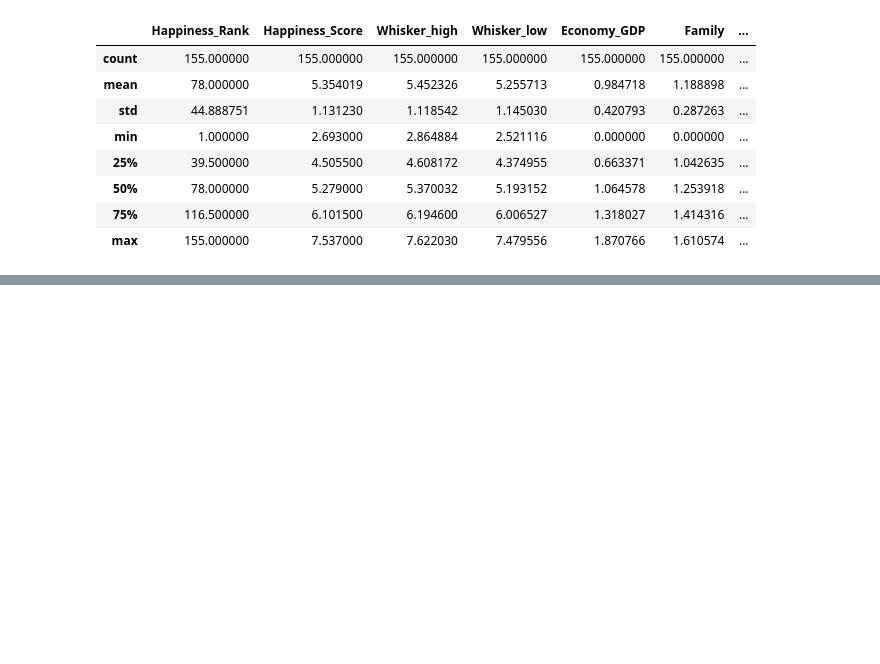
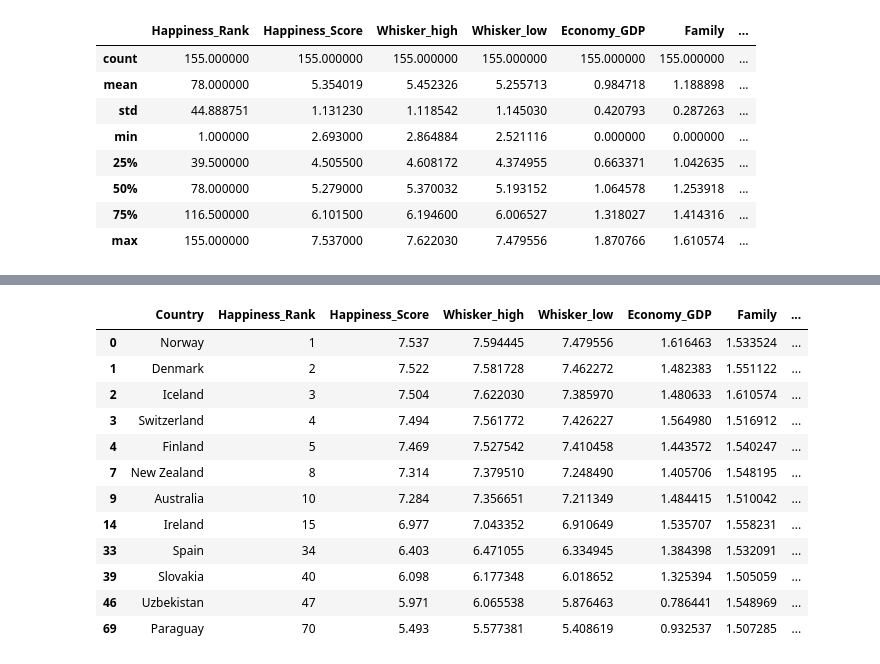
Before and after one commit to AJaafer/World_Happiness_Report, a Jupyter notebook: Analyzing_WH_Dataset.ipynb, the cells around one changed output, grey strips where cells are left out. Drawn from its saved outputs; the diff is of its cells as text; code cells hidden in the pictures; blank space fills up the shorter version.

Commit message:
progress in data tidying

```diff
--- a/Analyzing_WH_Dataset.ipynb
+++ b/Analyzing_WH_Dataset.ipynb
@@ -130,0 +144,3 @@ data.describe()
+# %%
+data['NatLan']=np.nan
+data.head()
@@ -130,0 +154,18 @@ data.describe()
+# %%
+data.NatLan=['Low' if a<1.5 else 'High' for a in data.Family]
+data[data.NatLan=='High']
+#data.tail()
+# %% [output]
+|  | Country | Happiness_Rank | Happiness_Score | Whisker_high | Whisker_low | Economy_GDP | Family | ... |
+| 0 | Norway | 1 | 7.537 | 7.594445 | 7.479556 | 1.616463 | 1.533524 | ... |
+| 1 | Denmark | 2 | 7.522 | 7.581728 | 7.462272 | 1.482383 | 1.551122 | ... |
+| 2 | Iceland | 3 | 7.504 | 7.622030 | 7.385970 | 1.480633 | 1.610574 | ... |
+| 3 | Switzerland | 4 | 7.494 | 7.561772 | 7.426227 | 1.564980 | 1.516912 | ... |
+| 4 | Finland | 5 | 7.469 | 7.527542 | 7.410458 | 1.443572 | 1.540247 | ... |
+| 7 | New Zealand | 8 | 7.314 | 7.379510 | 7.248490 | 1.405706 | 1.548195 | ... |
+| 9 | Australia | 10 | 7.284 | 7.356651 | 7.211349 | 1.484415 | 1.510042 | ... |
+| 14 | Ireland | 15 | 6.977 | 7.043352 | 6.910649 | 1.535707 | 1.558231 | ... |
+| 33 | Spain | 34 | 6.403 | 6.471055 | 6.334945 | 1.384398 | 1.532091 | ... |
+| 39 | Slovakia | 40 | 6.098 | 6.177348 | 6.018652 | 1.325394 | 1.505059 | ... |
+| 46 | Uzbekistan | 47 | 5.971 | 6.065538 | 5.876463 | 0.786441 | 1.548969 | ... |
+| 69 | Paraguay | 70 | 5.493 | 5.577381 | 5.408619 | 0.932537 | 1.507285 | ... |
```
Also changed, not shown: parts of 4 cells of this notebook.
